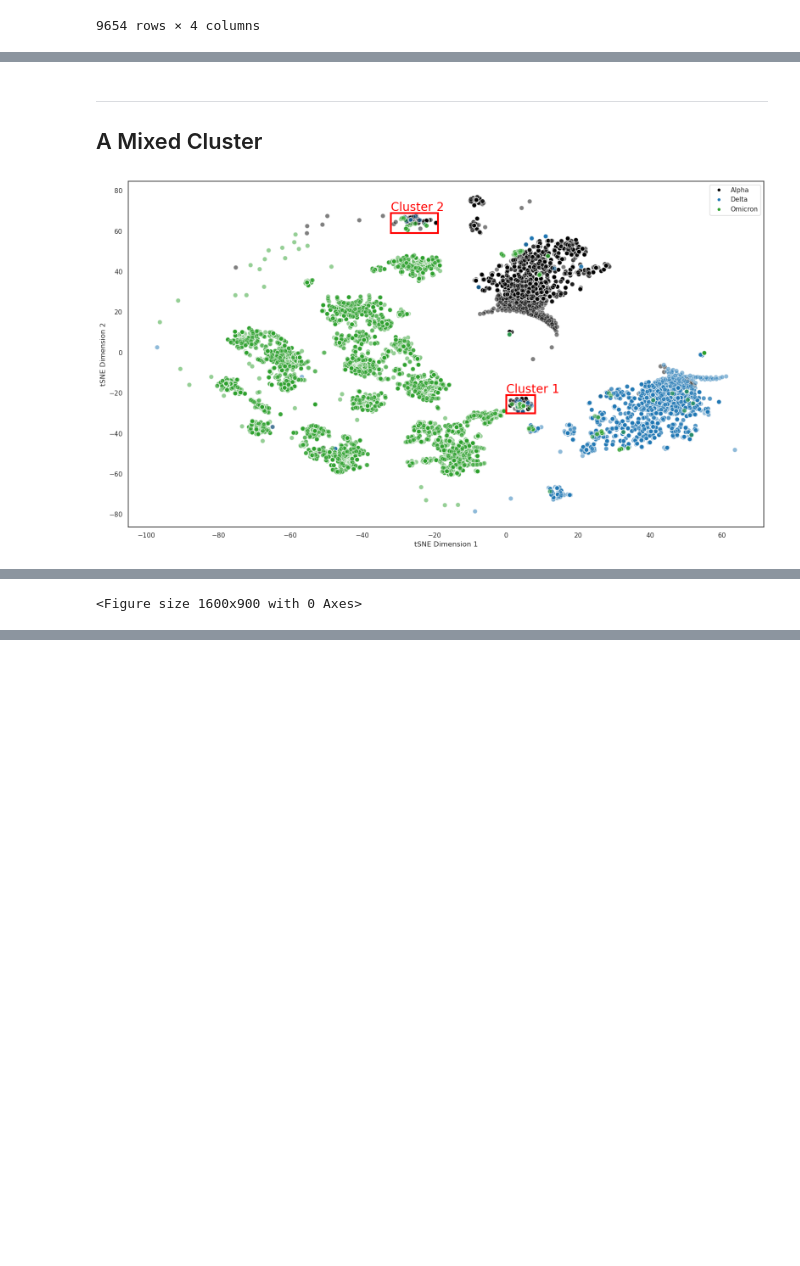
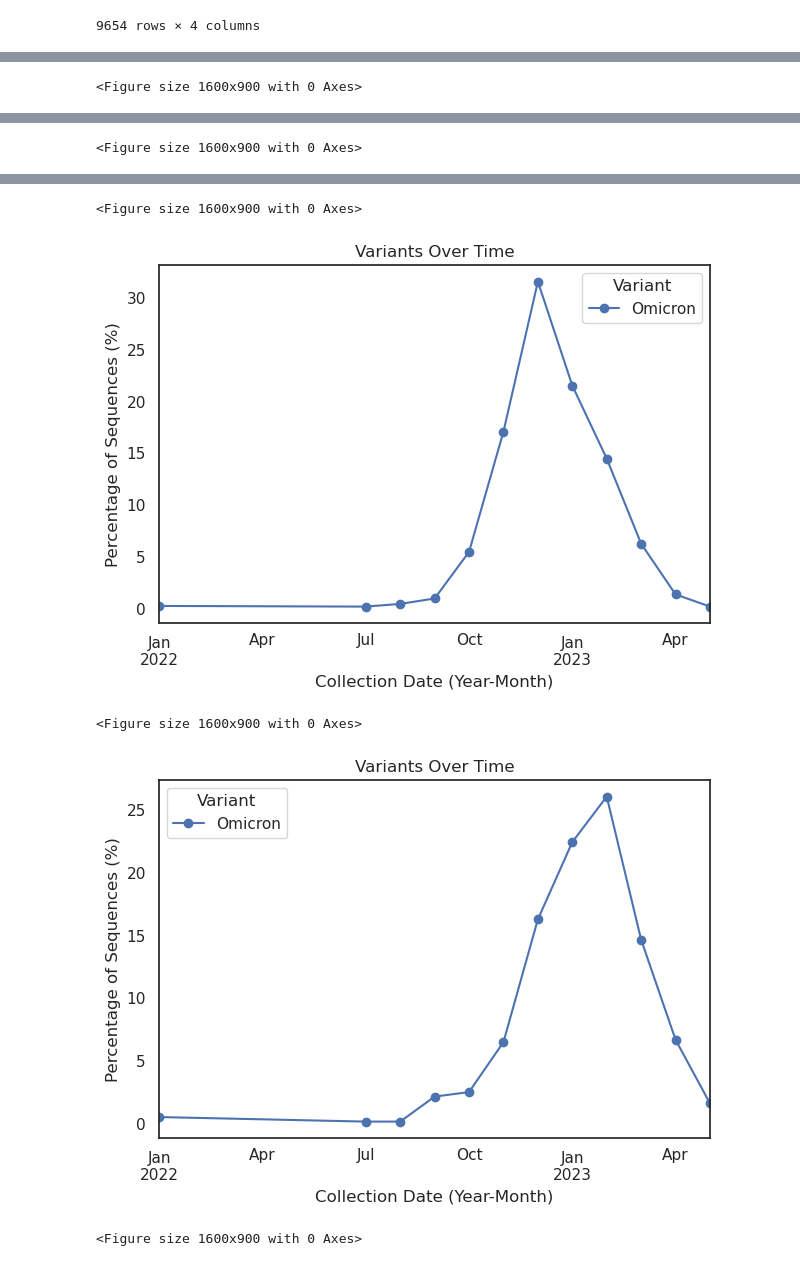
Before and after one commit to hubin-keio/Spike_NLP, a Jupyter notebook: notebooks/lineage_analysis_notes.ipynb, the cells around one changed output, grey strips where cells are left out. Saved outputs shown, nothing was run; the diff lists cells and outputs as text; code cells hidden in the pictures; blank space fills up the shorter version.

```diff
--- a/notebooks/lineage_analysis_notes.ipynb
+++ b/notebooks/lineage_analysis_notes.ipynb
@@ -903,17 +789,0 @@ None
-# %% [markdown]
----
-## A Mixed Cluster
-# %%
-mixed1_range = {'DIM_1_min': 0,
-                  'DIM_1_max': 8,
-                  'DIM_2_min': -30,
-                  'DIM_2_max': -21}
-
-mixed2_range = {'DIM_1_min': -32,
-                  'DIM_1_max': -19,
-                  'DIM_2_min': 59,
-                  'DIM_2_max': 69}
-
-plot_from_embedding_multi(tsne_list, 'tSNE', [mixed1_range, mixed2_range])
-# %% [output]
-[figure, removed]
@@ -946,18 +790,19 @@ def variant_by_pango_lineage(merged_df, variant: str):
 # %%
-mixed1_majority_cluster_df = df[(df['DIM_1'] >= mixed1_range['DIM_1_min']) &
-                                 (df['DIM_1'] <= mixed1_range['DIM_1_max']) &
-                                 (df['DIM_2'] >= mixed1_range['DIM_2_min']) &
-                                 (df['DIM_2'] <= mixed1_range['DIM_2_max'])]
-mixed1_majority_cluster_df.reset_index(drop=True, inplace=True)
+subsampled_df = pd.merge(df, metadata_df, on='seq_id', how='left')
 
-mixed1_merged_df = pd.merge(mixed1_majority_cluster_df, metadata_df, on='seq_id', how='left')
-mixed1_save_as = os.path.join(data_dir, "RBD_mixed1_majority_cluster.tsv")
-mixed1_merged_df.to_csv(mixed1_save_as, sep='\t', index=False)
+for i in range(len(omicron_cluster_ranges)):
+    omicron_cluster = omicron_cluster_ranges[i]
+    omicron_majority_cluster_df = df[(df['DIM_1'] >= omicron_cluster['DIM_1_min']) &
+                                     (df['DIM_1'] <= omicron_cluster['DIM_1_max']) &
+                                     (df['DIM_2'] >= omicron_cluster['DIM_2_min']) &
+                                     (df['DIM_2'] <= omicron_cluster['DIM_2_max'])]
+    omicron_majority_cluster_df.reset_index(drop=True, inplace=True)
 
-# == By Variant Numbers by Pango lineage ==
-variant_by_pango_lineage(mixed1_merged_df, "Omicron")
-print("")
+    omicron_cluster_df = pd.merge(omicron_majority_cluster_df, metadata_df, on='seq_id', how='left')
+    omicron_lineage_cluster_perc_df = pango_lineage_cluster_lineage_percent_single_variant(omicron_cluster_df, subsampled_df)
+    omicron_lineage_cluster_perc_df = omicron_lineage_cluster_perc_df[['Pango lineage', 'Cluster %', 'Lineage %']]
+    print(f"Omicron Cluster {i+1}:\n {omicron_lineage_cluster_perc_df.head(5)}\n")
 
-save_as = os.path.join(old_run_dir, "data_collected_variant_mixed1_cluster.pdf")
-date_collected_vs_variant(save_as, mixed1_merged_df)
+    save_as = os.path.join(old_run_dir, f"data_collected_variant_omicron_cluster{i}.pdf")
+    date_collected_vs_variant(save_as, omicron_cluster_df)
 # %% [output]
@@ -982,0 +828 @@ Top 5 for Delta %:
+<Figure size 1600x900 with 0 Axes>
@@ -982,0 +830,5 @@ Top 5 for Delta %:
+<Figure size 1600x900 with 0 Axes>
+[figure, added]
+<Figure size 1600x900 with 0 Axes>
+[figure, added]
+<Figure size 1600x900 with 0 Axes>
```
Also changed, not shown: parts of 15 cells of this notebook, 3 other files.
